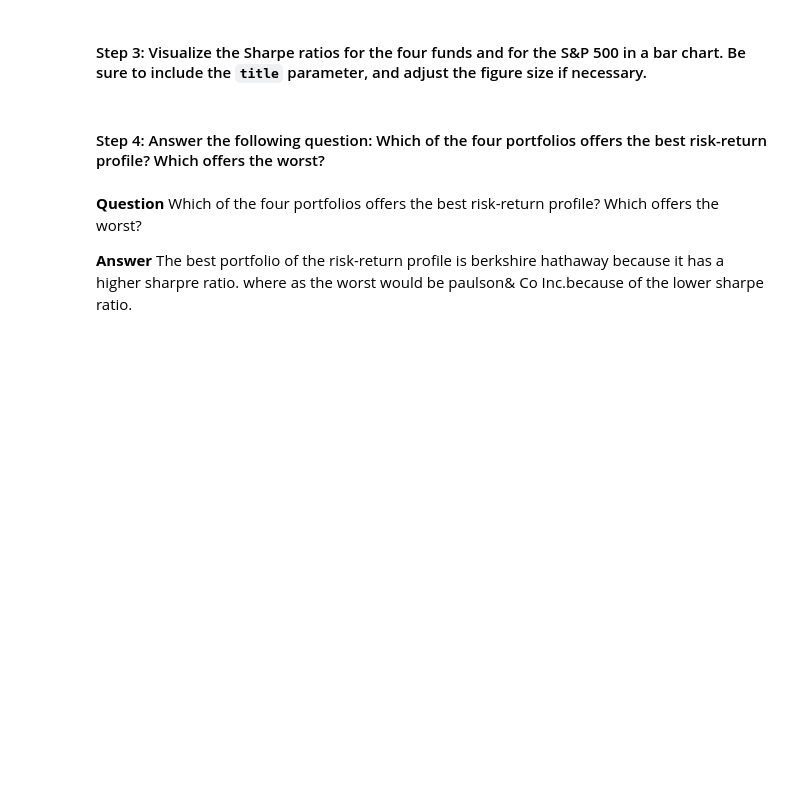
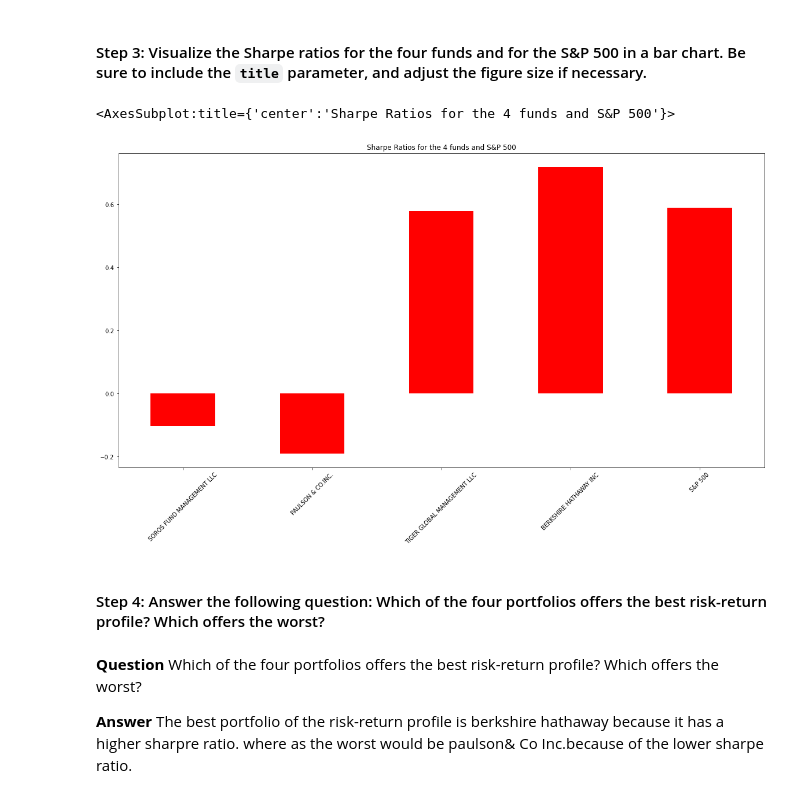
Before and after one commit to Danieli2/Challenge_4, a Jupyter notebook: Starter_Code 3/risk_return_analysis.ipynb, the cells around one changed output. Drawn from its saved outputs; the diff is of its cells as text; code cells hidden in the pictures; blank space fills up the shorter version.

```diff
--- a/Starter_Code 3/risk_return_analysis.ipynb
+++ b/Starter_Code 3/risk_return_analysis.ipynb
@@ -274,7 +336,10 @@ sharpe_ratio
 # %%
 # Visualize the Sharpe ratios as a bar chart
 # Include a title parameter and adjust the figure size
-sharpe_ratio.plot(kind = "bar",title = "Sharpe Ratios for the 4 funds and S&P 500", figsize = (10,8),color = "red", rot = 45)
+sharpe_ratio.plot(kind = "bar",title = "Sharpe Ratios for the 4 funds and S&P 500", figsize = (20,10),color = "red", rot = 45)
+# %% [output]
+<AxesSubplot:title={'center':'Sharpe Ratios for the 4 funds and S&P 500'}>
+[figure, added]
 # %% [markdown]
 #### Step 4: Answer the following question: Which of the four portfolios offers the best risk-return profile? Which offers the worst?
 # %% [markdown]
```
Also changed, not shown: parts of 23 cells of this notebook.
